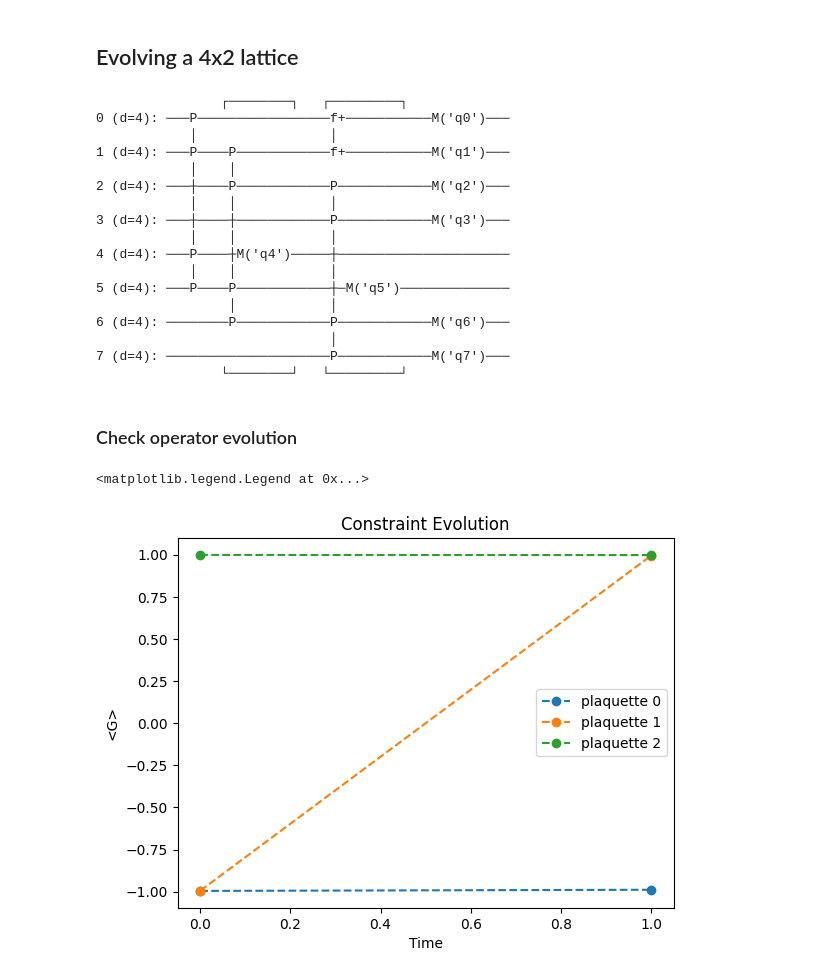
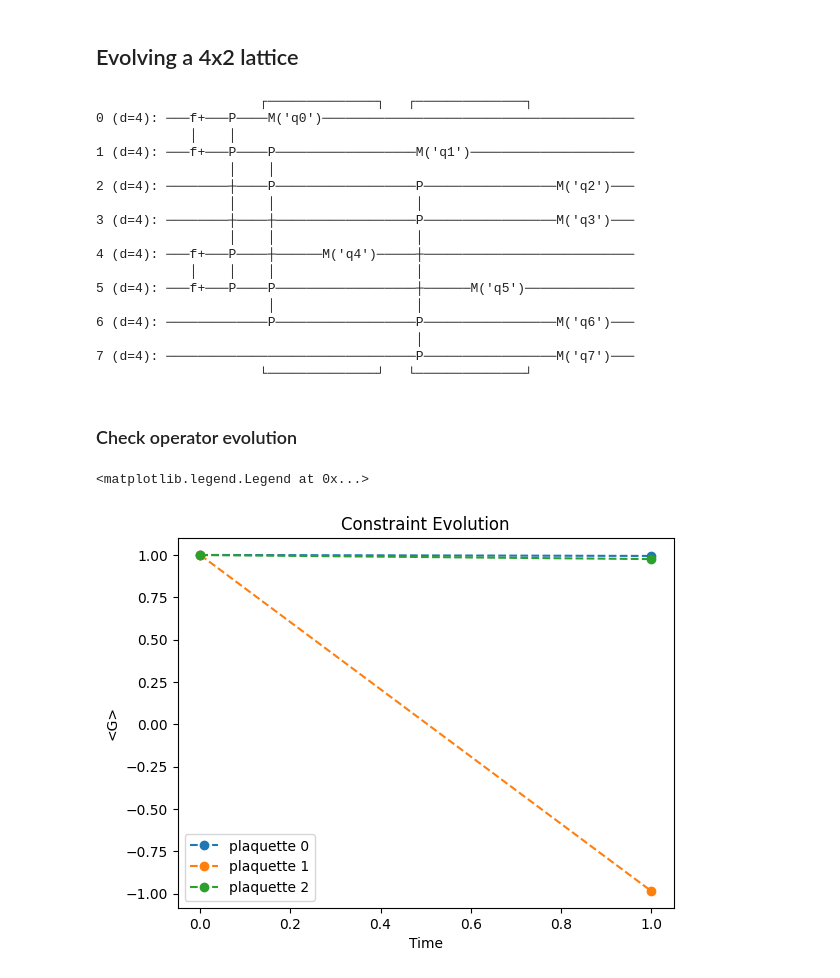
Before and after one commit to rodolfocarobene/qudit_simulations, a Jupyter notebook: notebooks/tv_model.ipynb, the cells around one changed output. Saved outputs shown, nothing was run; the diff lists cells and outputs as text; code cells hidden in the pictures.

```diff
--- a/notebooks/tv_model.ipynb
+++ b/notebooks/tv_model.ipynb
@@ -108,7 +108,7 @@ def evolve(qubits, temps, initial=None, t=1, V=0, exact=False, shots=10):
                 for qubit in qubits.flatten():
                     evolution_circuit.append(evolution_number(qubit))
 
-            rows, columns = qubits.shape
+            rows, cols = qubits.shape
             for r_idx, row in enumerate(qubits):
                 for q_idx, qubit in enumerate(row):
 
@@ -116,7 +116,7 @@ def evolve(qubits, temps, initial=None, t=1, V=0, exact=False, shots=10):
                     if r_idx != rows - 1:
                         qubit_2 = qubits[r_idx+1][q_idx]
                         evolution_circuit.append(evolution_horizontal_hop(qubit, qubit_2))
-                    if c_idx != cols - 1:
+                    if q_idx != cols - 1:
                         qubit_2 = qubits[r_idx][q_idx+1]
                         evolution_circuit.append(evolution_horizontal_hop(qubit, qubit_2))
 
@@ -213,7 +213,7 @@ $\Gamma^{23}_{r}\Gamma^{23}_{r+x}\Gamma^{23}_{r+x+y}\Gamma^{23}_{r+y} \tilde\Gam
 We call the first operator G
 # %%
 gamma_23 = sy_gamma_2 * sy_gamma_3
-G = np.array(TensorProduct(gamma_23 * sy_gamma_5, gamma_23, gamma_23, gamma_23 * sy_gamma_5)) #, dtype=np.complex128)
+G = np.array(TensorProduct(gamma_23 * sy_gamma_5, gamma_23, gamma_23 * sy_gamma_5, gamma_23)) #, dtype=np.complex128)
 
 single_projector = np.eye(4**4) + G
 class Project_Constraint(Gate):
@@ -294,6 +294,8 @@ initial_circuit = [
     Project_Constraint()(qubits[0][2], qubits[0][3], qubits[1][3], qubits[1][2]),
 
     AddPair()(qubits[0][0], qubits[0][1]),
+    AddPair()(qubits[1][0], qubits[1][1]),
+
 ]
 
 # results is a list of tuples, every tuple contains the circuit and the result shots
@@ -302,52 +304,55 @@ result_states = [from_measurements_to_state(res[1]) for res in results]
 # %%
 results[0][0]
 # %% [output]
-                ┌────────┐   ┌─────────┐
-0 (d=4): ───P─────────────────f+───────────M('q0')───
-            │                 │
-1 (d=4): ───P────P────────────f+───────────M('q1')───
+                     ┌──────────────┐   ┌──────────────┐
+0 (d=4): ───f+───P────M('q0')────────────────────────────────────────
             │    │
-2 (d=4): ───┼────P────────────P────────────M('q2')───
-            │    │            │
-3 (d=4): ───┼────┼────────────P────────────M('q3')───
-            │    │            │
-4 (d=4): ───P────┼M('q4')─────┼──────────────────────
-            │    │            │
-5 (d=4): ───P────P────────────┼─M('q5')──────────────
-                 │            │
-6 (d=4): ────────P────────────P────────────M('q6')───
-                              │
-7 (d=4): ─────────────────────P────────────M('q7')───
-                └────────┘   └─────────┘
+1 (d=4): ───f+───P────P──────────────────M('q1')─────────────────────
+                 │    │
+2 (d=4): ────────┼────P──────────────────P─────────────────M('q2')───
+                 │    │                  │
+3 (d=4): ────────┼────┼──────────────────P─────────────────M('q3')───
+                 │    │                  │
+4 (d=4): ───f+───P────┼──────M('q4')─────┼───────────────────────────
+            │    │    │                  │
+5 (d=4): ───f+───P────P──────────────────┼──────M('q5')──────────────
+                      │                  │
+6 (d=4): ─────────────P──────────────────P─────────────────M('q6')───
+                                         │
+7 (d=4): ────────────────────────────────P─────────────────M('q7')───
+                     └──────────────┘   └──────────────┘
 # %% [markdown]
 ### Check operator evolution
 # %%
 plaquettes = [
-    [0, 1, 4, 5],
-    [1, 2, 5, 6],
-    [2, 3, 6, 7]
+    [0, 1, 5, 4],
+    [1, 2, 6, 5],
+    [2, 3, 7, 6]
 ]
 evol_res = {"0": [], "1": [], "2": []}
+
+G = np.array(TensorProduct(gamma_23 * sy_gamma_5, gamma_23, gamma_23 * sy_gamma_5, gamma_23))
+
 for idx, plaquette in enumerate(plaquettes):
     for state in result_states:
         plaquette_res = extract_subspace(state, plaquette)
         horizontal = Transpose(Matrix(plaquette_res))
         vertical = Matrix(plaquette_res)
         operator = Matrix(G)
 
         expectation_value = (horizontal * (G * vertical))[0]
         evol_res[str(idx)].append(expectation_value)
 
 for i in range(3):
     plt.plot(temps, evol_res[str(i)], "o--", label=f"plaquette {i}")
 
 plt.title("Constraint Evolution")
 plt.xlabel("Time")
 plt.ylabel("<G>")
 plt.legend()
 # %% [output]
 <matplotlib.legend.Legend at 0x...>
-[figure, old version]
+[figure, new version]
 # %%
 subsystems = [
     [0], [1], [2], [3], [4], [5], [6], [7]
```
Also changed, not shown: parts of 3 cells of this notebook, 1 other file.
